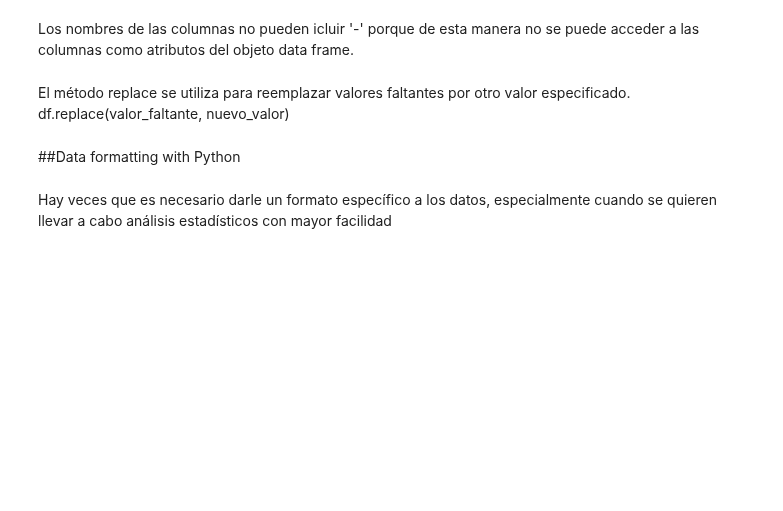
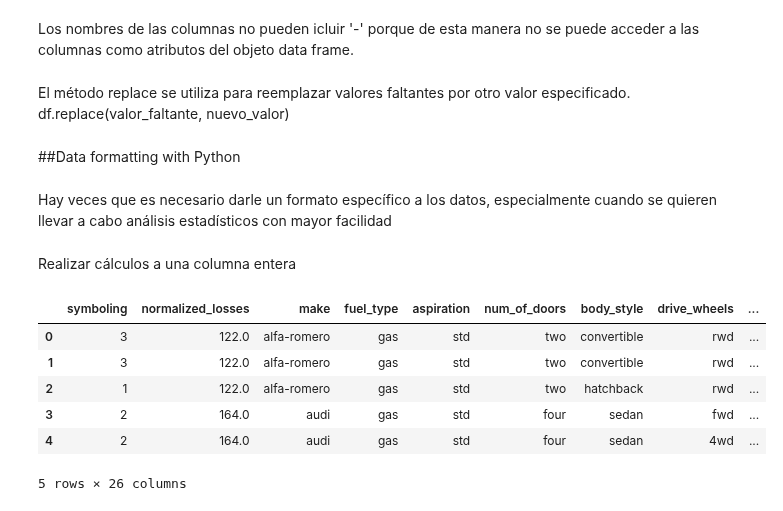
Before and after one commit to PosgradoMNA/actividades-de-aprendizaje-murasakiw, a Jupyter notebook: Semana5_Data_Analysis_with_Python.ipynb, the cells around one changed output. Saved outputs shown, nothing was run; the diff lists cells and outputs as text; code cells hidden in the pictures; blank space fills up the shorter version.

```diff
--- a/Semana5_Data_Analysis_with_Python.ipynb
+++ b/Semana5_Data_Analysis_with_Python.ipynb
@@ -66,3 +66,17 @@ df['normalized_losses'] = df['normalized_losses'].replace(np.nan, media)
 ##Data formatting with Python
 # %% [markdown]
 Hay veces que es necesario darle un formato específico a los datos, especialmente cuando se quieren llevar a cabo análisis estadísticos con mayor facilidad
+# %% [markdown]
+Realizar cálculos a una columna entera
+# %%
+df['city_mpg'] = 235/df['city_mpg'] #En este ejemplo se convierten los datos de millas por galón a litros por cada 100 km
+df.rename(columns={'city_mpg':'city_L/100km'}, inplace=True) #Se renombran las columnas para que haya coherencia con los datos almacenados
+df.head()
+# %% [output]
+|  | symboling | normalized_losses | make | fuel_type | aspiration | num_of_doors | body_style | drive_wheels | ... |
+| 0 | 3 | 122.0 | alfa-romero | gas | std | two | convertible | rwd | ... |
+| 1 | 3 | 122.0 | alfa-romero | gas | std | two | convertible | rwd | ... |
+| 2 | 1 | 122.0 | alfa-romero | gas | std | two | hatchback | rwd | ... |
+| 3 | 2 | 164.0 | audi | gas | std | four | sedan | fwd | ... |
+| 4 | 2 | 164.0 | audi | gas | std | four | sedan | 4wd | ... |
+5 rows × 26 columns
```
Also changed, not shown: parts of 18 cells of this notebook.
